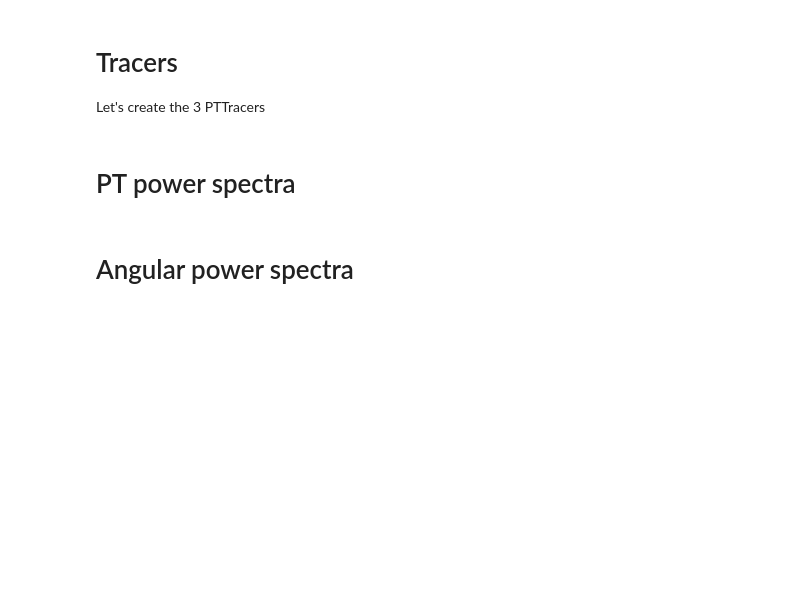
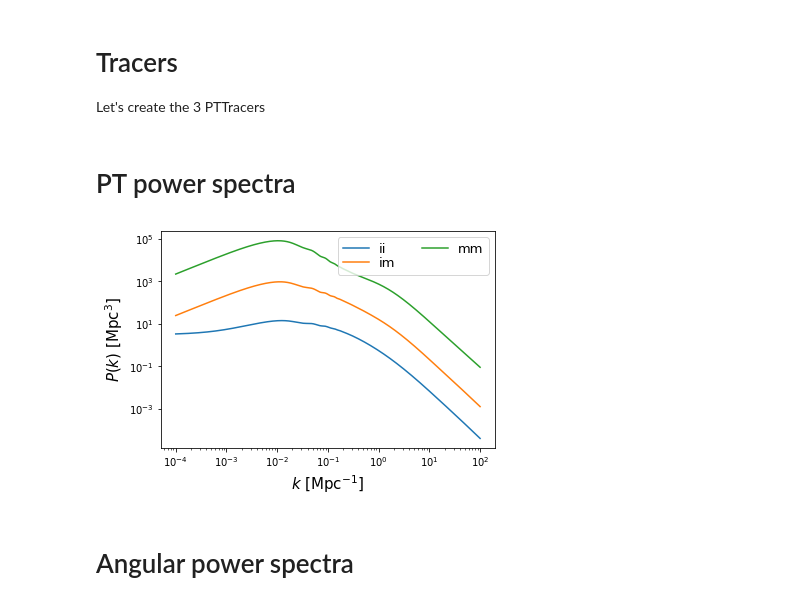
Before and after one commit to LSSTDESC/SkySim5000_IA_infusion, a Jupyter notebook: theo_predictions.ipynb, the cells around one changed output. Drawn from its saved outputs; the diff is of its cells as text; code cells hidden in the pictures; blank space fills up the shorter version.

```diff
--- a/theo_predictions.ipynb
+++ b/theo_predictions.ipynb
@@ -66,11 +66,23 @@ pk_im = pt.get_pt_pk2d(cosmo, ptt_i, tracer2=ptt_m, ptc=ptc)
 # Matter x matter
 pk_mm = pt.get_pt_pk2d(cosmo, ptt_m, tracer2=ptt_m, ptc=ptc)
 # %%
-ks = np.logspace(-3,2,512)
+ks = np.logspace(-4,2,512)
 ps = {}
 ps['ii'] = pk_ii.eval(ks, 1., cosmo)
 ps['im'] = pk_im.eval(ks, 1., cosmo)
 ps['mm'] = pk_mm.eval(ks, 1., cosmo)
+# %%
+plt.figure()
+for pn, p in ps.items():
+    plt.plot(ks, abs(p), label=pn)
+plt.loglog()
+plt.legend(loc='upper right', ncol=2,
+           fontsize=13, labelspacing=0.1)
+plt.xlabel(r'$k\,\,[{\rm Mpc}^{-1}]$', fontsize=15)
+plt.ylabel(r'$P(k)\,\,[{\rm Mpc}^{3}]$', fontsize=15)
+plt.show()
+# %% [output]
+[figure, added]
 # %% [markdown]
 # Angular power spectra
 # %%
```
Also changed, not shown: parts of 8 cells of this notebook, 1 other file.
